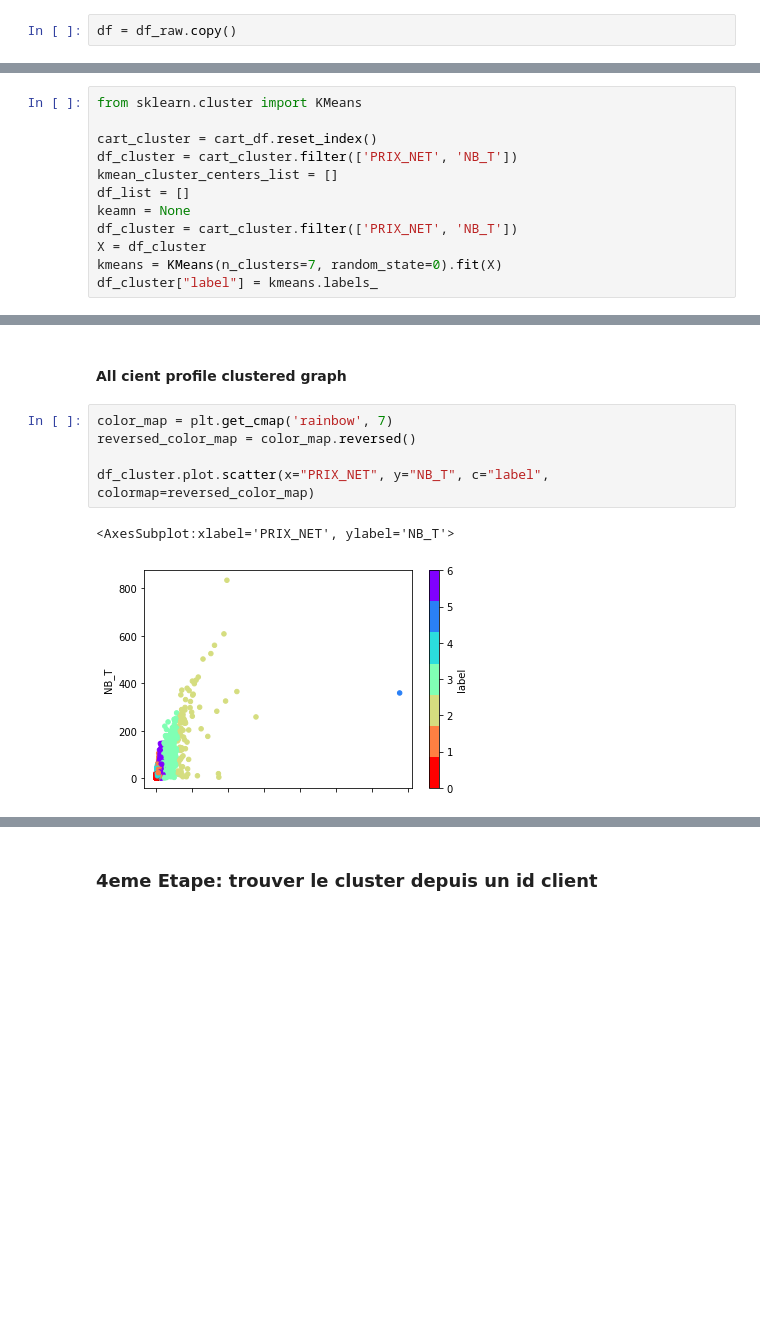
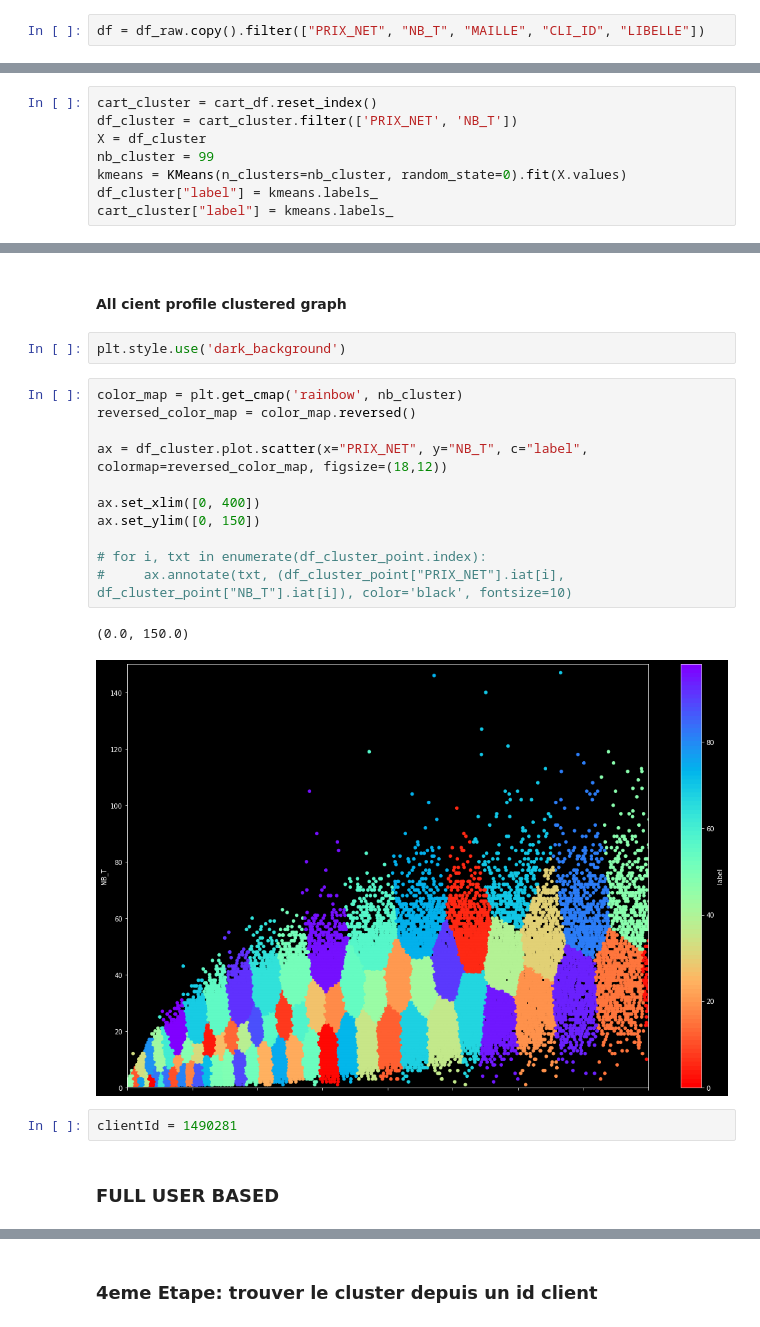
Before and after one commit to gu1lhemlcb/T-DAT, a Jupyter notebook: team-1-simple.ipynb, the cells around one changed output, grey strips where cells are left out. Saved outputs shown, nothing was run; the diff lists cells and outputs as text; blank space fills up the shorter version.

```diff
--- a/team-1-simple.ipynb
+++ b/team-1-simple.ipynb
@@ -12,7 +13,7 @@ import matplotlib.cm as cm
 # %%
 df_raw = pd.read_csv('./KaDo.csv')
 # %%
-df = df_raw.copy()
+df = df_raw.copy().filter(["PRIX_NET", "NB_T", "MAILLE", "CLI_ID", "LIBELLE"])
 # %%
 df_raw.columns
 # %% [output]
@@ -32,14 +91,10 @@ cart_df = df.groupby(["CLI_ID"], as_index=True).sum()
 # %% [markdown]
 ### 3eme Etape: calcul cluster client
 # %%
-from sklearn.cluster import KMeans
-
 cart_cluster = cart_df.reset_index()
 df_cluster = cart_cluster.filter(['PRIX_NET', 'NB_T'])
-kmean_cluster_centers_list = []
-df_list = []
-keamn = None
-df_cluster = cart_cluster.filter(['PRIX_NET', 'NB_T'])
 X = df_cluster
-kmeans = KMeans(n_clusters=7, random_state=0).fit(X)
+nb_cluster = 99
+kmeans = KMeans(n_clusters=nb_cluster, random_state=0).fit(X.values)
 df_cluster["label"] = kmeans.labels_
+cart_cluster["label"] = kmeans.labels_
@@ -54,10 +136,22 @@ df_cluster_point.plot.scatter(x="PRIX_NET", y="NB_T")
 # %% [markdown]
 #### All cient profile clustered graph
+# %%
+plt.style.use('dark_background')
 # %%
-color_map = plt.get_cmap('rainbow', 7)
+color_map = plt.get_cmap('rainbow', nb_cluster)
 reversed_color_map = color_map.reversed()
 
-df_cluster.plot.scatter(x="PRIX_NET", y="NB_T", c="label", colormap=reversed_color_map)
+ax = df_cluster.plot.scatter(x="PRIX_NET", y="NB_T", c="label", colormap=reversed_color_map, figsize=(18,12))
+
+ax.set_xlim([0, 400])
+ax.set_ylim([0, 150])
+
+# for i, txt in enumerate(df_cluster_point.index):
+#     ax.annotate(txt, (df_cluster_point["PRIX_NET"].iat[i], df_cluster_point["NB_T"].iat[i]), color='black', fontsize=10)
 # %% [output]
-<AxesSubplot:xlabel='PRIX_NET', ylabel='NB_T'>
+(0.0, 150.0)
-[figure, old version]
+[figure, new version]
+# %%
+clientId = 1490281
+# %% [markdown]
+### FULL USER BASED
```
Also changed, not shown: parts of 34 cells of this notebook.
